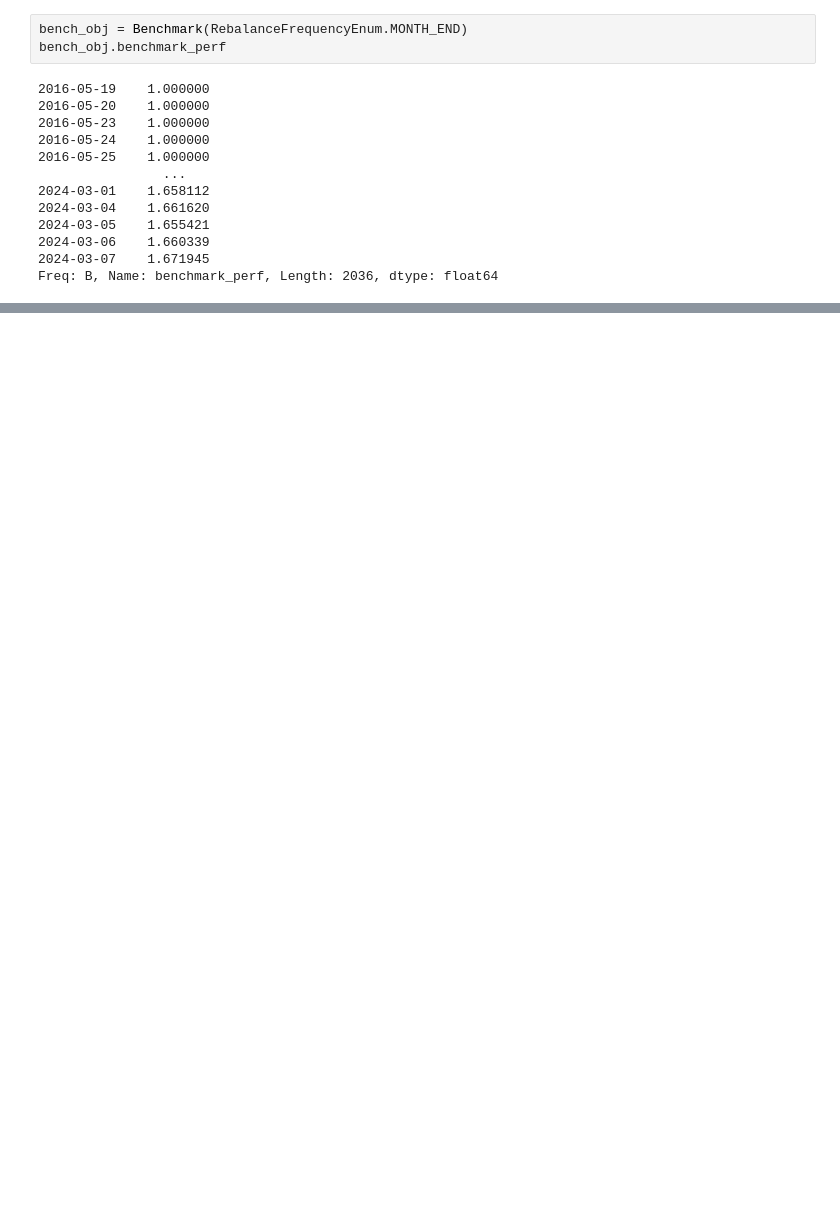
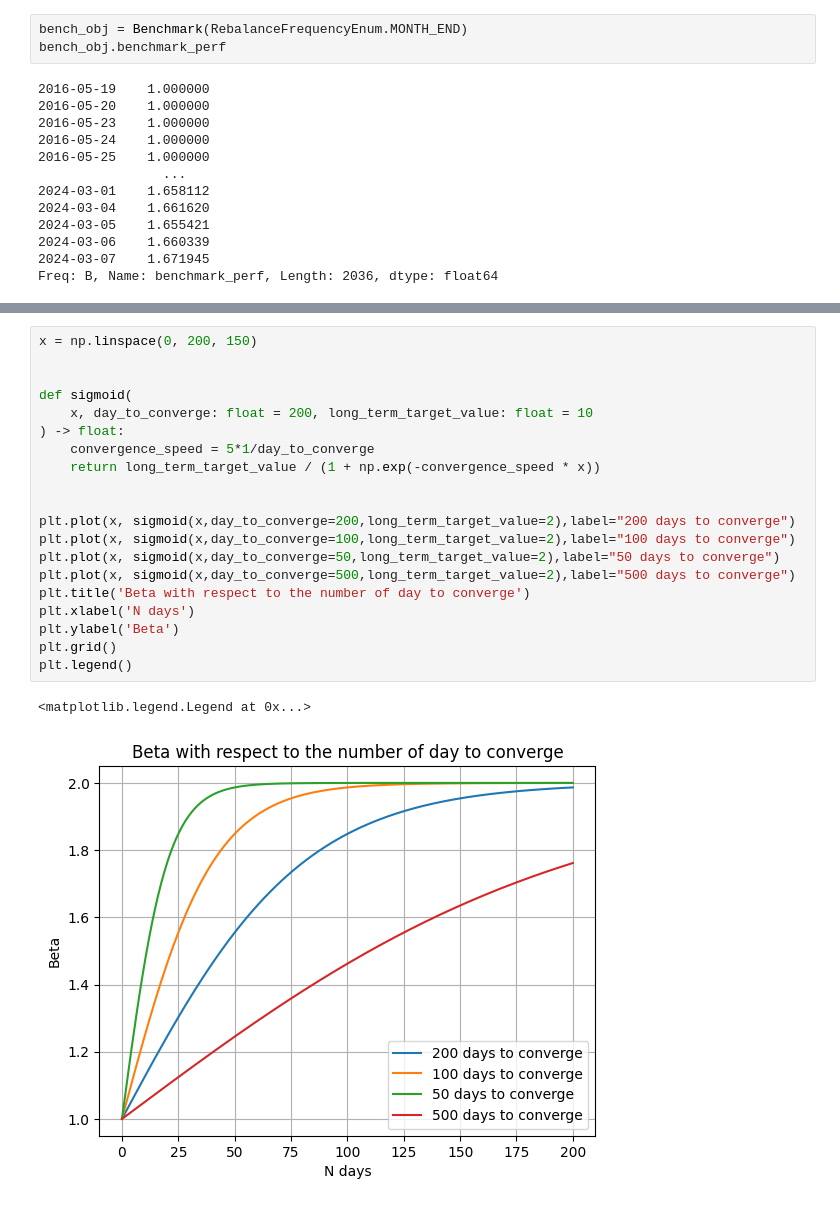
Before and after one commit to BaptisteZloch/Cross-Asset-Investment-Solutions, a Jupyter notebook: src/backtest_portoflio.ipynb, the cells around one changed output, grey strips where cells are left out. Cells and saved outputs as stored; diff of their text form; blank space fills up the shorter version.

Commit message:
sigmoid for expo

```diff
--- a/src/backtest_portoflio.ipynb
+++ b/src/backtest_portoflio.ipynb
@@ -51,3 +49,26 @@ universe
+# %%
+x = np.linspace(0, 200, 150)
+
+
+def sigmoid(
+    x, day_to_converge: float = 200, long_term_target_value: float = 10
+) -> float:
+    convergence_speed = 5*1/day_to_converge
+    return long_term_target_value / (1 + np.exp(-convergence_speed * x))
+
+
+plt.plot(x, sigmoid(x,day_to_converge=200,long_term_target_value=2),label="200 days to converge")
+plt.plot(x, sigmoid(x,day_to_converge=100,long_term_target_value=2),label="100 days to converge")
+plt.plot(x, sigmoid(x,day_to_converge=50,long_term_target_value=2),label="50 days to converge")
+plt.plot(x, sigmoid(x,day_to_converge=500,long_term_target_value=2),label="500 days to converge")
+plt.title('Beta with respect to the number of day to converge')
+plt.xlabel('N days')
+plt.ylabel('Beta')
+plt.grid()
+plt.legend()
+# %% [output]
+<matplotlib.legend.Legend at 0x...>
+[figure, added]
 # %%
 bk_tester = Backtester(
     universe_returns=univ_obj.get_universe_returns(),
```
Also changed, not shown: parts of 4 cells of this notebook, 4 other files.
